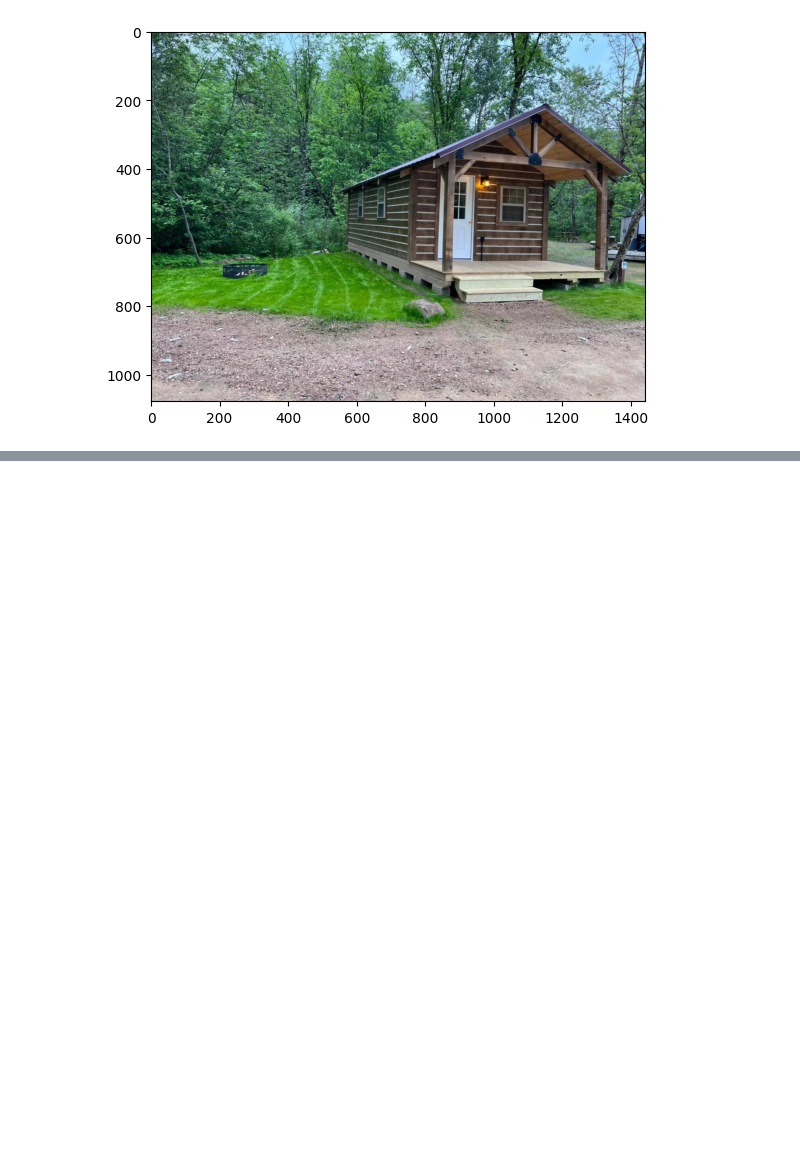
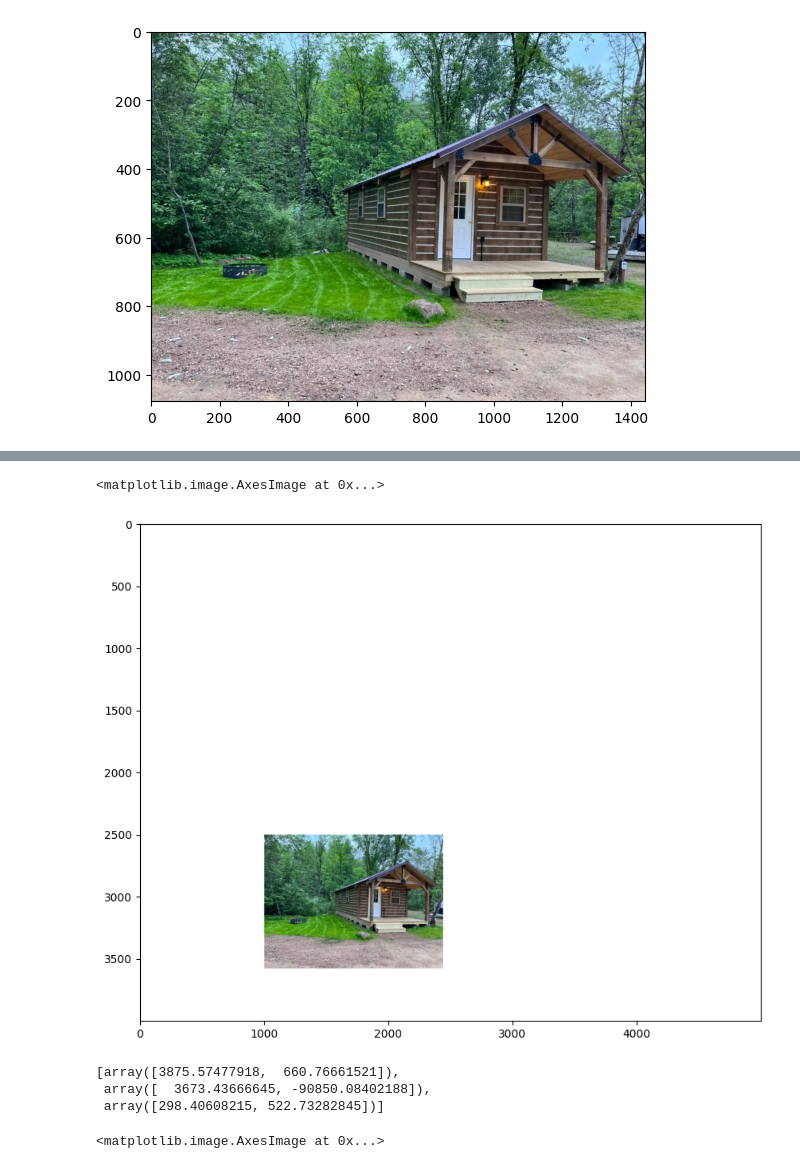
Before and after one commit to SantriptaSharma/cv-project, a Jupyter notebook: 1-criminsi.ipynb, the cells around one changed output, grey strips where cells are left out. Cells and saved outputs as stored; diff of their text form; code cells hidden in the pictures; blank space fills up the shorter version.

```diff
--- a/1-criminsi.ipynb
+++ b/1-criminsi.ipynb
@@ -11,7 +11,7 @@ import cv2 as cv
 
 %matplotlib inline
 
-img = cv.imread("test7.jpg")
+img = cv.imread("images/test7.jpg")
 
 _ = plt.imshow(cv.cvtColor(img, cv.COLOR_BGR2RGB))
 # %% [output]
@@ -138,0 +106,20 @@ Now that we've established the axes, we find their vanishing points to recover t
+# %%
+l1 = parallel_lines[0][0]
+l2 = parallel_lines[0][1]
+
+vp = intersect_lines(l1, l2)
+
+h, w, _ = img.shape
+
+img_big = 255 * np.ones((4000, 5000, 3), dtype=np.uint16)
+
+top_left = np.array([1000, 2500])
+
+img_big[top_left[1]:top_left[1]+h, top_left[0]:top_left[0]+w] = img
+# %%
+%matplotlib inline
+plt.figure(figsize=(10, 10))
+plt.imshow(cv.cvtColor(img_big, cv.COLOR_BGR2RGB))
+# %% [output]
+<matplotlib.image.AxesImage at 0x...>
+[figure, added]
@@ -138,0 +133,35 @@ Now that we've established the axes, we find their vanishing points to recover t
+# %%
+vps
+# %% [output]
+[array([3875.57477918,  660.76661521]),
+ array([  3673.43666645, -90850.08402188]),
+ array([298.40608215, 522.73282845])]
+# %%
+vps_guy = img_big.copy()
+
+h, w, _ = img_big.shape
+
+for axis in [0, 2]:
+	vp_t = (vps[axis] + top_left).astype(np.uint64)
+
+	for i, l in enumerate(parallel_lines[axis]):
+		dir = l[1] - l[0]
+		dir /= np.linalg.norm(dir)
+
+		t = 5000
+
+		b = (l[0] + top_left + t * dir).astype(np.uint64)
+		while b[0] < 0 or b[0] >= w or b[1] < 0 or b[1] >= h:
+			t *= 15/16
+			b = (l[0] + top_left + t * dir).astype(np.uint64)
+
+		a = (l[0] + top_left).astype(np.uint64)
+
+		cv.line(vps_guy, a, b, get_color(i), 3)
+
+	cv.circle(vps_guy, vp_t, 5, 5)
+
+%matplotlib Qt
+plt.imshow(cv.cvtColor(vps_guy, cv.COLOR_BGR2RGB))
+# %% [output]
+<matplotlib.image.AxesImage at 0x...>
```
Also changed, not shown: parts of 20 cells of this notebook, 9 other files.
